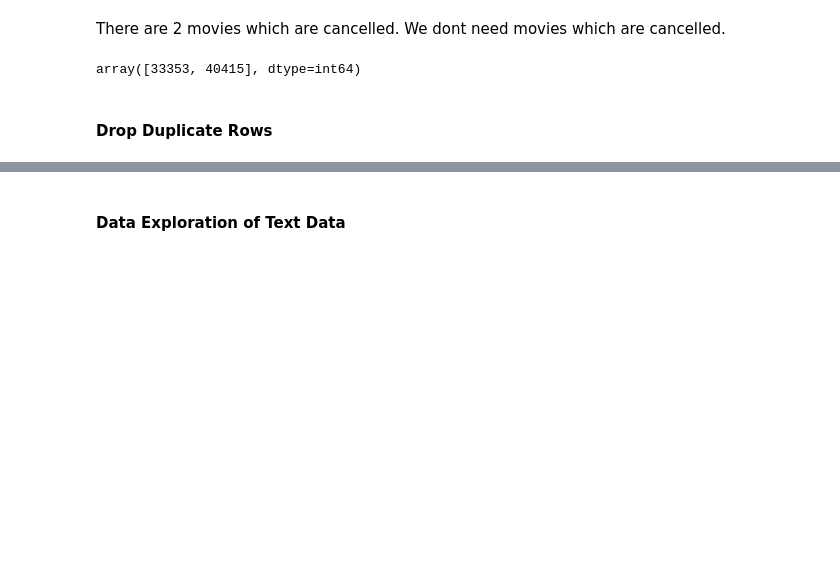
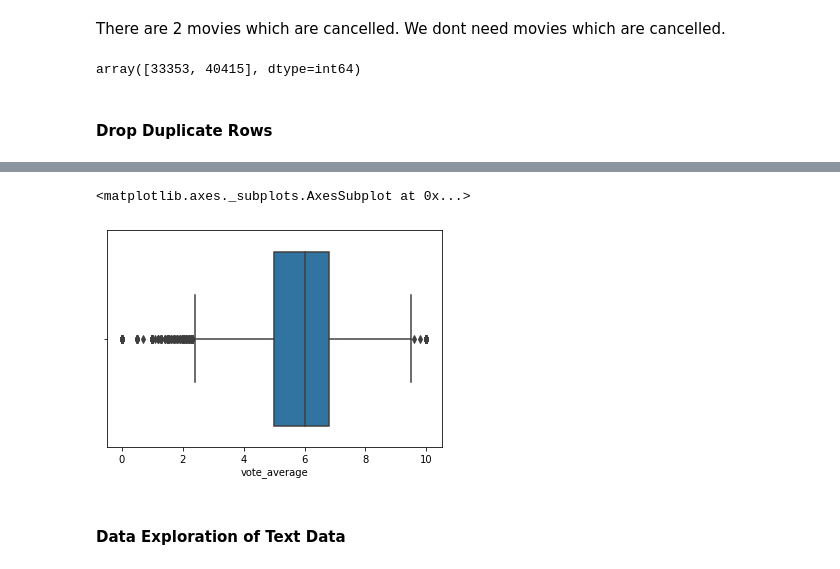
Before and after one commit to tanyasheryl/Movie-Recommendation, a Jupyter notebook: data_preprocessing.ipynb, the cells around one changed output, grey strips where cells are left out. Saved outputs shown, nothing was run; the diff lists cells and outputs as text; code cells hidden in the pictures; blank space fills up the shorter version.

```diff
--- a/data_preprocessing.ipynb
+++ b/data_preprocessing.ipynb
@@ -398,3 +409,8 @@ df
+# %%
+sns.boxplot(x=df['vote_average'])
+# %% [output]
+<matplotlib.axes._subplots.AxesSubplot at 0x...>
+[figure, added]
 # %% [markdown]
 #### Data Exploration of Text Data
 # %%
```
Also changed, not shown: parts of 16 cells of this notebook, 2 other files.
